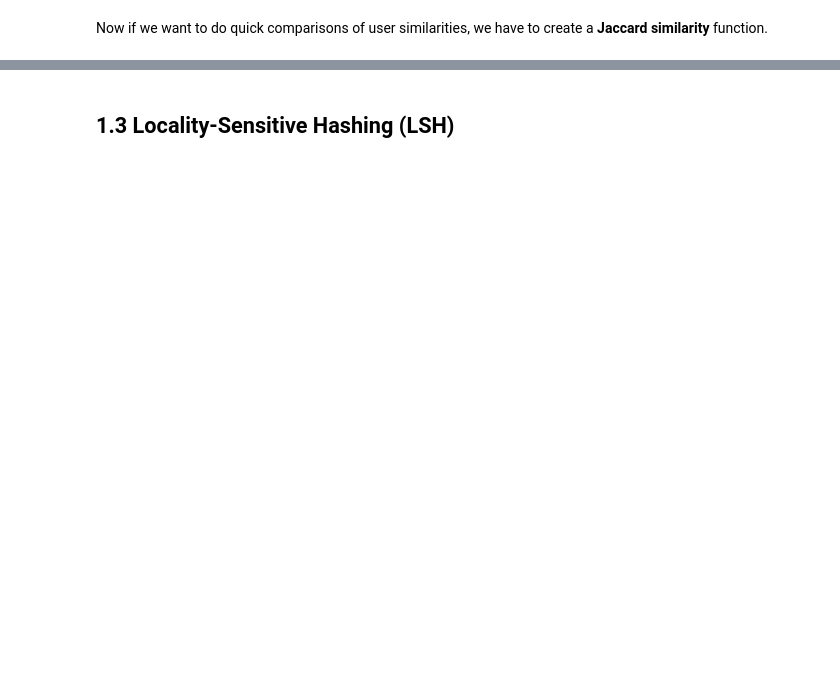
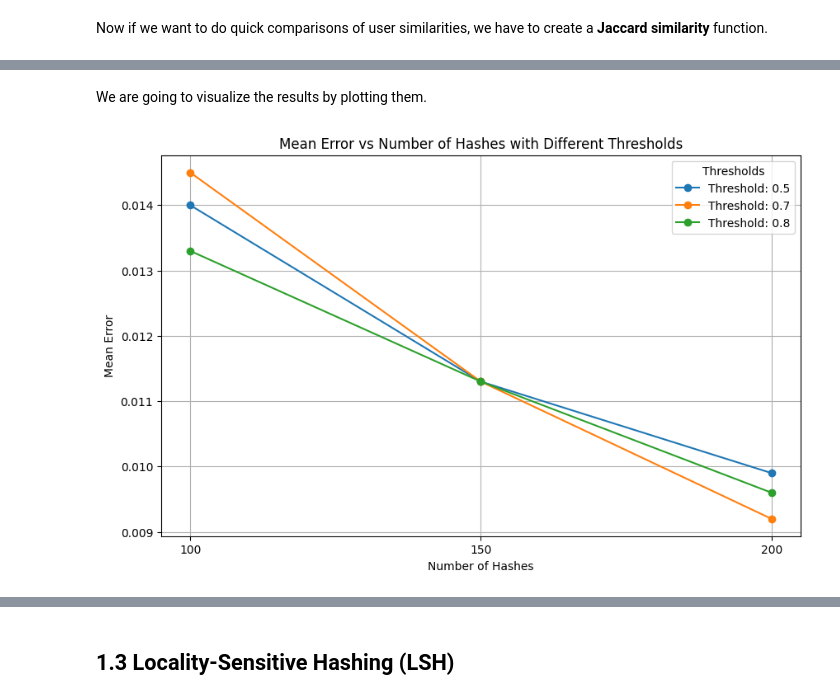
Before and after one commit to Nefeli-Apostolou/ADM_HW04, a Jupyter notebook: main.ipynb, the cells around one changed output, grey strips where cells are left out. Saved outputs shown, nothing was run; the diff lists cells and outputs as text; code cells hidden in the pictures; blank space fills up the shorter version.

```diff
--- a/main.ipynb
+++ b/main.ipynb
@@ -173,0 +213,34 @@ Experiment with different hash functions and threshold values to find the most e
+# %% [markdown]
+We are going to visualize the results by plotting them.
+# %%
+# Data: Experiment results
+hashes = [100, 100, 100, 150, 150, 150, 200, 200, 200]
+thresholds = [0.5, 0.7, 0.8, 0.5, 0.7, 0.8, 0.5, 0.7, 0.8]
+mean_errors = [0.0140, 0.0145, 0.0133, 0.0113, 0.0113, 0.0113, 0.0099, 0.0092, 0.0096]
+
+# Grouping by number of hashes (x-axis) and plotting for each threshold
+hashes_unique = sorted(set(hashes))
+thresholds_unique = sorted(set(thresholds))
+
+# Create a figure
+plt.figure(figsize=(10, 6))
+
+# Loop over thresholds and plot lines for each threshold
+for threshold in thresholds_unique:
+    threshold_errors = [mean_errors[i] for i in range(len(hashes)) if thresholds[i] == threshold]
+    plt.plot(hashes_unique, threshold_errors, marker='o', label=f'Threshold: {threshold}')
+
+# Labeling the axes
+plt.title('Mean Error vs Number of Hashes with Different Thresholds')
+plt.xlabel('Number of Hashes')
+plt.ylabel('Mean Error')
+
+# Add legend
+plt.legend(title="Thresholds")
+
+# Show the plot
+plt.grid(True)
+plt.xticks(hashes_unique)  # Ensuring x-axis ticks are set to unique hash values
+plt.show()
+# %% [output]
+[figure, added]
```
Also changed, not shown: parts of 39 cells of this notebook.
